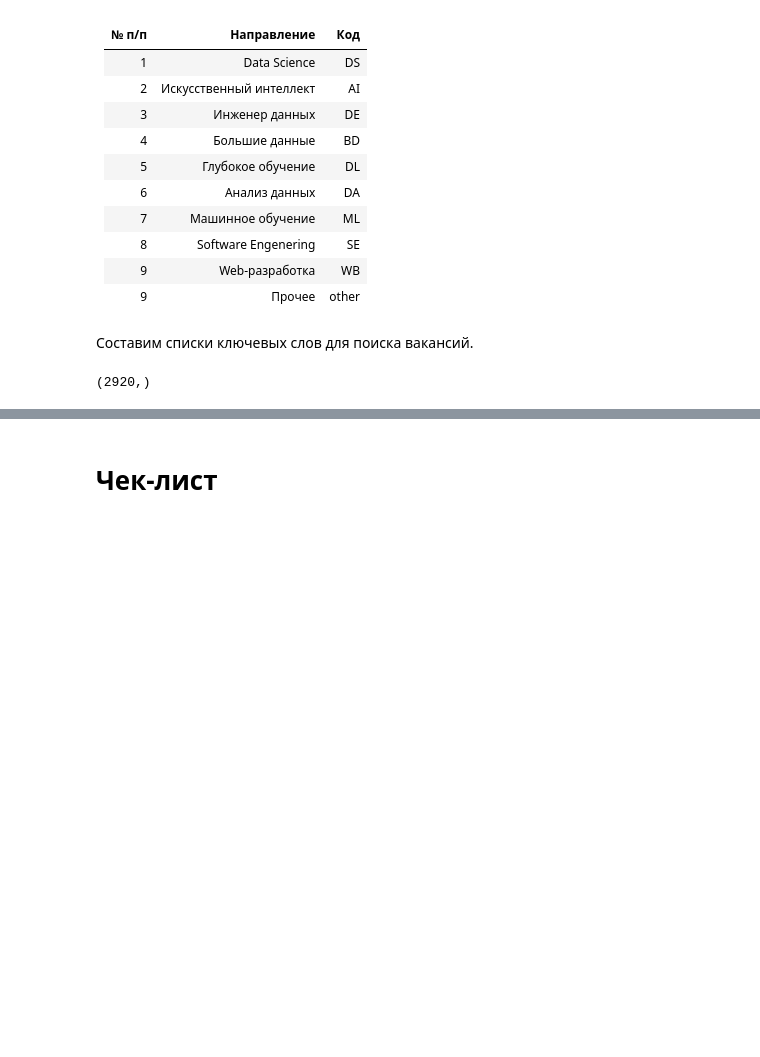
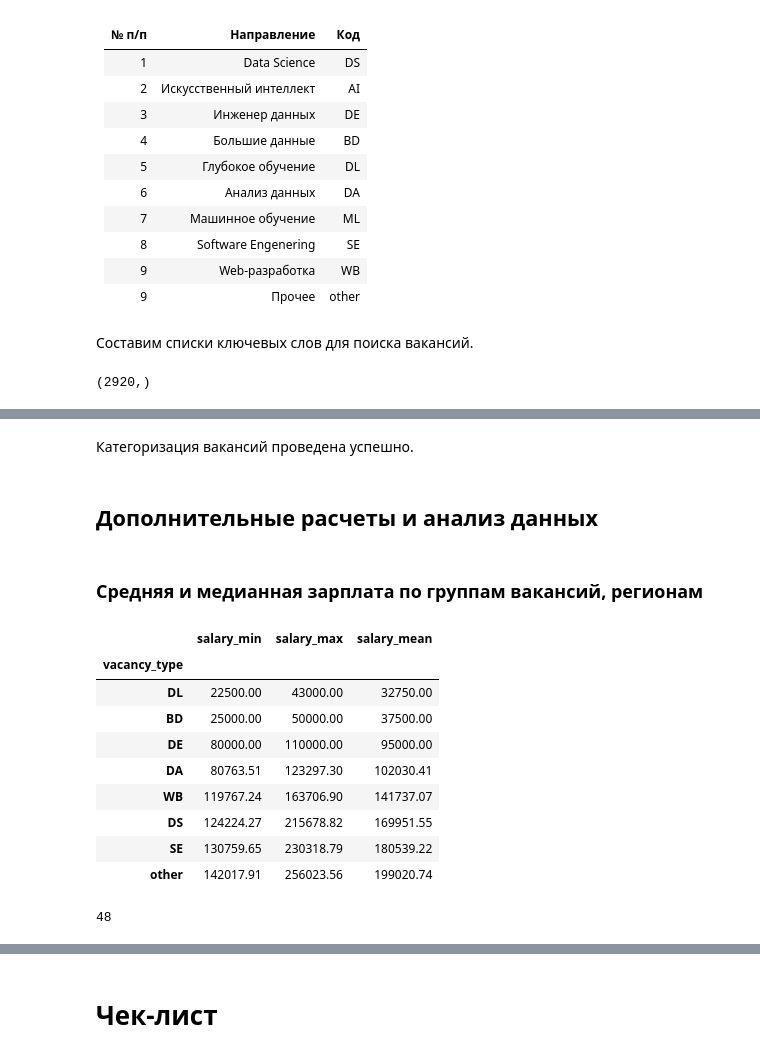
Before and after one commit to Lipetskiy/DE_Sprint, a Jupyter notebook: practicum_4/practicum_4.ipynb, the cells around one changed output, grey strips where cells are left out. Drawn from its saved outputs; the diff is of its cells as text; code cells hidden in the pictures; blank space fills up the shorter version.

```diff
--- a/practicum_4/practicum_4.ipynb
+++ b/practicum_4/practicum_4.ipynb
@@ -632,0 +542,22 @@ df
+# %% [markdown]
+Категоризация вакансий проведена успешно.
+# %% [markdown]
+## Дополнительные расчеты и анализ данных
+# %% [markdown]
+### Средняя и медианная зарплата по группам вакансий, регионам
+# %%
+group_tvacancy_salary = (df[df['salary_mean']!=0]
+                         .groupby('vacancy_type')[['salary_min', 'salary_max', 'salary_mean']]
+                         .mean().round(2).sort_values('salary_mean', ascending=True))
+group_tvacancy_salary
+# %% [output]
+|  | salary_min | salary_max | salary_mean |
+| vacancy_type |  |  |  |
+| DL | 22500.00 | 43000.00 | 32750.00 |
+| BD | 25000.00 | 50000.00 | 37500.00 |
+| DE | 80000.00 | 110000.00 | 95000.00 |
+| DA | 80763.51 | 123297.30 | 102030.41 |
+| WB | 119767.24 | 163706.90 | 141737.07 |
+| DS | 124224.27 | 215678.82 | 169951.55 |
+| SE | 130759.65 | 230318.79 | 180539.22 |
+| other | 142017.91 | 256023.56 | 199020.74 |
@@ -632,0 +584,4 @@ df
+# %%
+len(wrong_region)
+# %% [output]
+48
```
Also changed, not shown: parts of 43 cells of this notebook.
